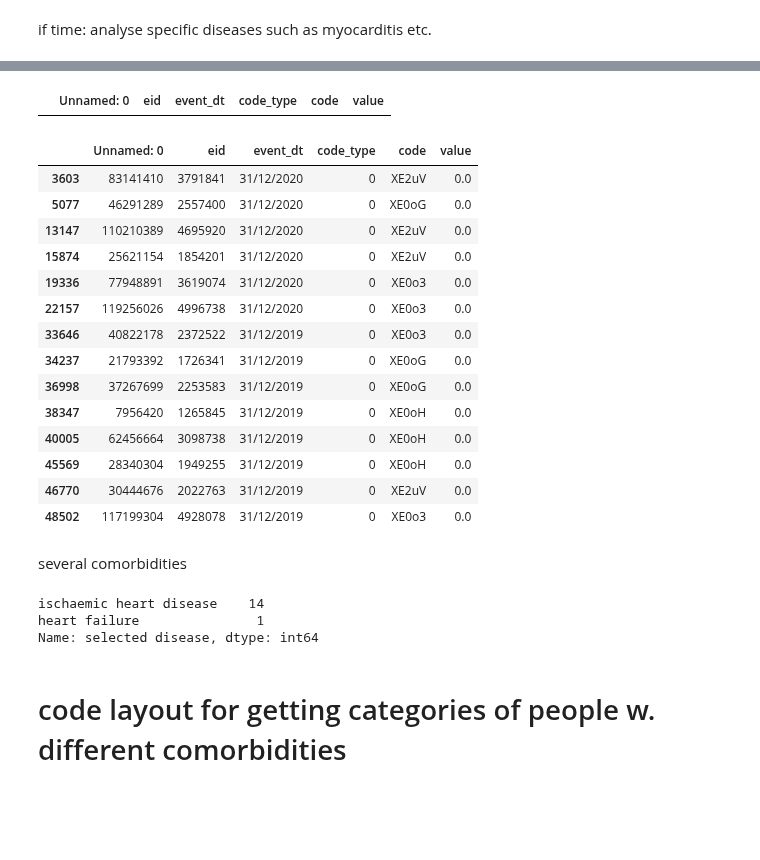
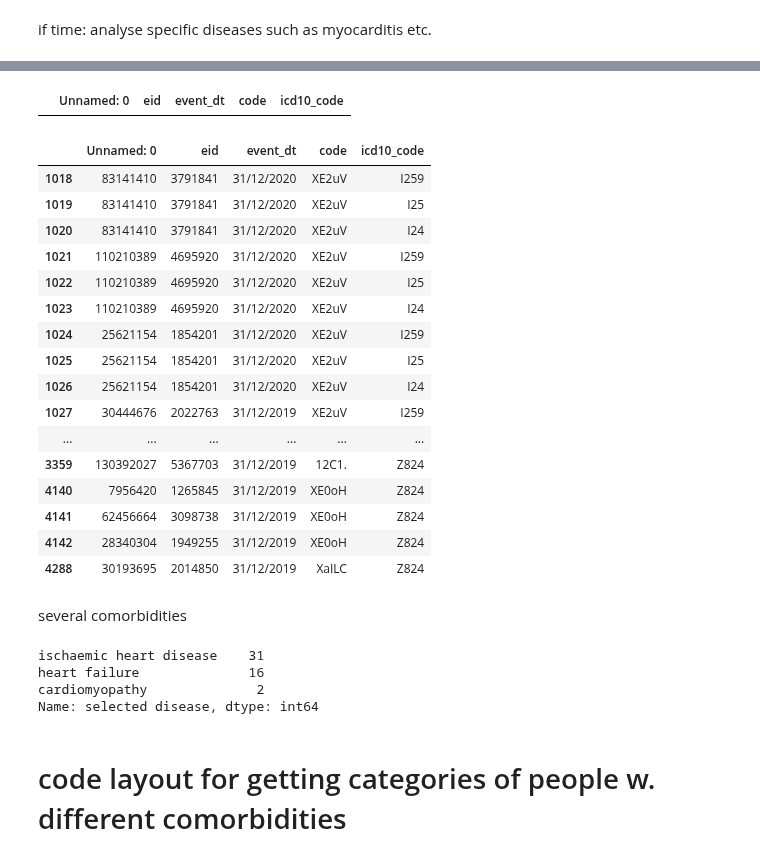
Before and after one commit to MonicaMueller/big-data-final-project, a Jupyter notebook: Project_vaccine_comorbidities.ipynb, the cells around one changed output, grey strips where cells are left out. Saved outputs shown, nothing was run; the diff lists cells and outputs as text; code cells hidden in the pictures; blank space fills up the shorter version.

Commit message:
for selected diseases, use ic10 instead of code dataset

```diff
--- a/Project_vaccine_comorbidities.ipynb
+++ b/Project_vaccine_comorbidities.ipynb
@@ -184,4 +201,4 @@ dtype: int64
 clinical_ic10.drop_duplicates(inplace = True)
 
 # remove NaN in selected column
-# not necessary
+ic10.dropna(subset=['DESCRIPTION'], inplace = True)
@@ -543,31 +595,36 @@ code[mask_myocarditis]
 # %%
 # getting data with myocarditis
-myocarditis = code[mask_myocarditis]['coding']
-clinical[clinical['code'].isin(myocarditis)]
+
+# the alternative code 'ALT_CODE' used here, as this was used in the lookup table GPic10
+myocarditis = ic10[mask_myocarditis]['ALT_CODE']
+
+clinical_ic10[clinical_ic10['icd10_code'].isin(myocarditis)]
 # nobody had myocarditis in this restricted data
 # %% [output]
-|  | Unnamed: 0 | eid | event_dt | code_type | code | value |
+|  | Unnamed: 0 | eid | event_dt | code | icd10_code |
 # %%
 ## ishaemic heart disease
-mask_ihd = code['meaning'].str.contains('ischaemic heart disease', case = False)
-ischaemicHD = code[mask_ihd]['coding']
-clinical[clinical['code'].isin(ischaemicHD)]
+mask_ihd = ic10['DESCRIPTION'].str.contains('ischaemic heart disease', case = False)
+ischaemicHD = ic10[mask_ihd]['ALT_CODE']
+clinical_ic10[clinical_ic10['icd10_code'].isin(ischaemicHD)]
 # %% [output]
-|  | Unnamed: 0 | eid | event_dt | code_type | code | value |
-| 3603 | 83141410 | 3791841 | 31/12/2020 | 0 | XE2uV | 0.0 |
-| 5077 | 46291289 | 2557400 | 31/12/2020 | 0 | XE0oG | 0.0 |
-| 13147 | 110210389 | 4695920 | 31/12/2020 | 0 | XE2uV | 0.0 |
-| 15874 | 25621154 | 1854201 | 31/12/2020 | 0 | XE2uV | 0.0 |
-| 19336 | 77948891 | 3619074 | 31/12/2020 | 0 | XE0o3 | 0.0 |
-| 22157 | 119256026 | 4996738 | 31/12/2020 | 0 | XE0o3 | 0.0 |
-| 33646 | 40822178 | 2372522 | 31/12/2019 | 0 | XE0o3 | 0.0 |
-| 34237 | 21793392 | 1726341 | 31/12/2019 | 0 | XE0oG | 0.0 |
-| 36998 | 37267699 | 2253583 | 31/12/2019 | 0 | XE0oG | 0.0 |
-| 38347 | 7956420 | 1265845 | 31/12/2019 | 0 | XE0oH | 0.0 |
-| 40005 | 62456664 | 3098738 | 31/12/2019 | 0 | XE0oH | 0.0 |
-| 45569 | 28340304 | 1949255 | 31/12/2019 | 0 | XE0oH | 0.0 |
-| 46770 | 30444676 | 2022763 | 31/12/2019 | 0 | XE2uV | 0.0 |
-| 48502 | 117199304 | 4928078 | 31/12/2019 | 0 | XE0o3 | 0.0 |
+|  | Unnamed: 0 | eid | event_dt | code | icd10_code |
+| 1018 | 83141410 | 3791841 | 31/12/2020 | XE2uV | I259 |
+| 1019 | 83141410 | 3791841 | 31/12/2020 | XE2uV | I25 |
+| 1020 | 83141410 | 3791841 | 31/12/2020 | XE2uV | I24 |
+| 1021 | 110210389 | 4695920 | 31/12/2020 | XE2uV | I259 |
+| 1022 | 110210389 | 4695920 | 31/12/2020 | XE2uV | I25 |
+| 1023 | 110210389 | 4695920 | 31/12/2020 | XE2uV | I24 |
+| 1024 | 25621154 | 1854201 | 31/12/2020 | XE2uV | I259 |
+| 1025 | 25621154 | 1854201 | 31/12/2020 | XE2uV | I25 |
+| 1026 | 25621154 | 1854201 | 31/12/2020 | XE2uV | I24 |
+| 1027 | 30444676 | 2022763 | 31/12/2019 | XE2uV | I259 |
+| ... | ... | ... | ... | ... | ... |
+| 3359 | 130392027 | 5367703 | 31/12/2019 | 12C1. | Z824 |
+| 4140 | 7956420 | 1265845 | 31/12/2019 | XE0oH | Z824 |
+| 4141 | 62456664 | 3098738 | 31/12/2019 | XE0oH | Z824 |
+| 4142 | 28340304 | 1949255 | 31/12/2019 | XE0oH | Z824 |
+| 4288 | 30193695 | 2014850 | 31/12/2019 | XaILC | Z824 |
 # %% [markdown]
 several comorbidities
 # %%
@@ -593,9 +650,10 @@ for disease in diseases_selec:
 # %%
 # counting how many people in the dataset have a specific disease
-clinical['selected disease'].value_counts()
+clinical_ic10['selected disease'].value_counts()
 # %% [output]
-ischaemic heart disease    14
-heart failure               1
+ischaemic heart disease    31
+heart failure              16
+cardiomyopathy              2
 Name: selected disease, dtype: int64
 # %% [markdown]
 # code layout for getting categories of people w. different comorbidities
```
Also changed, not shown: parts of 9 cells of this notebook.
